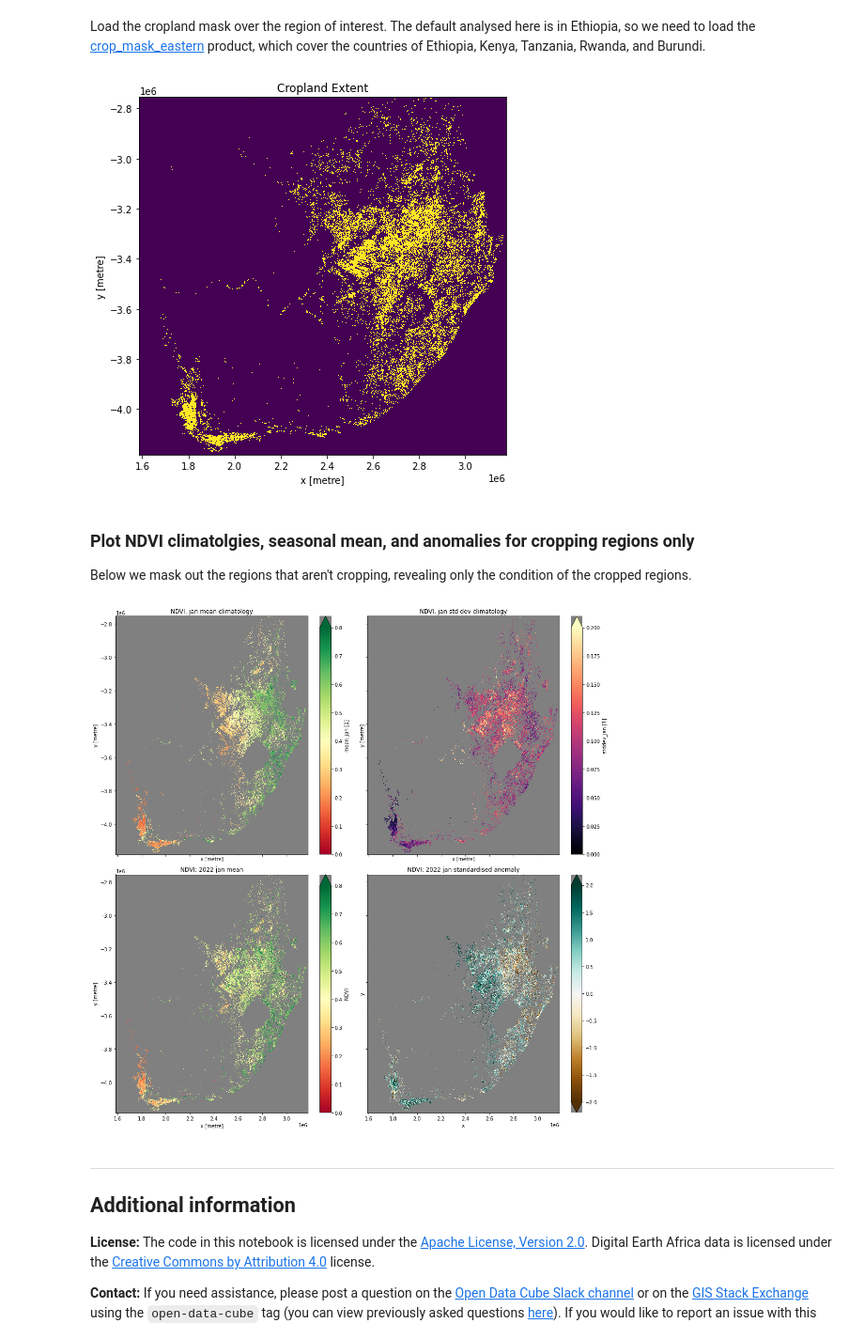
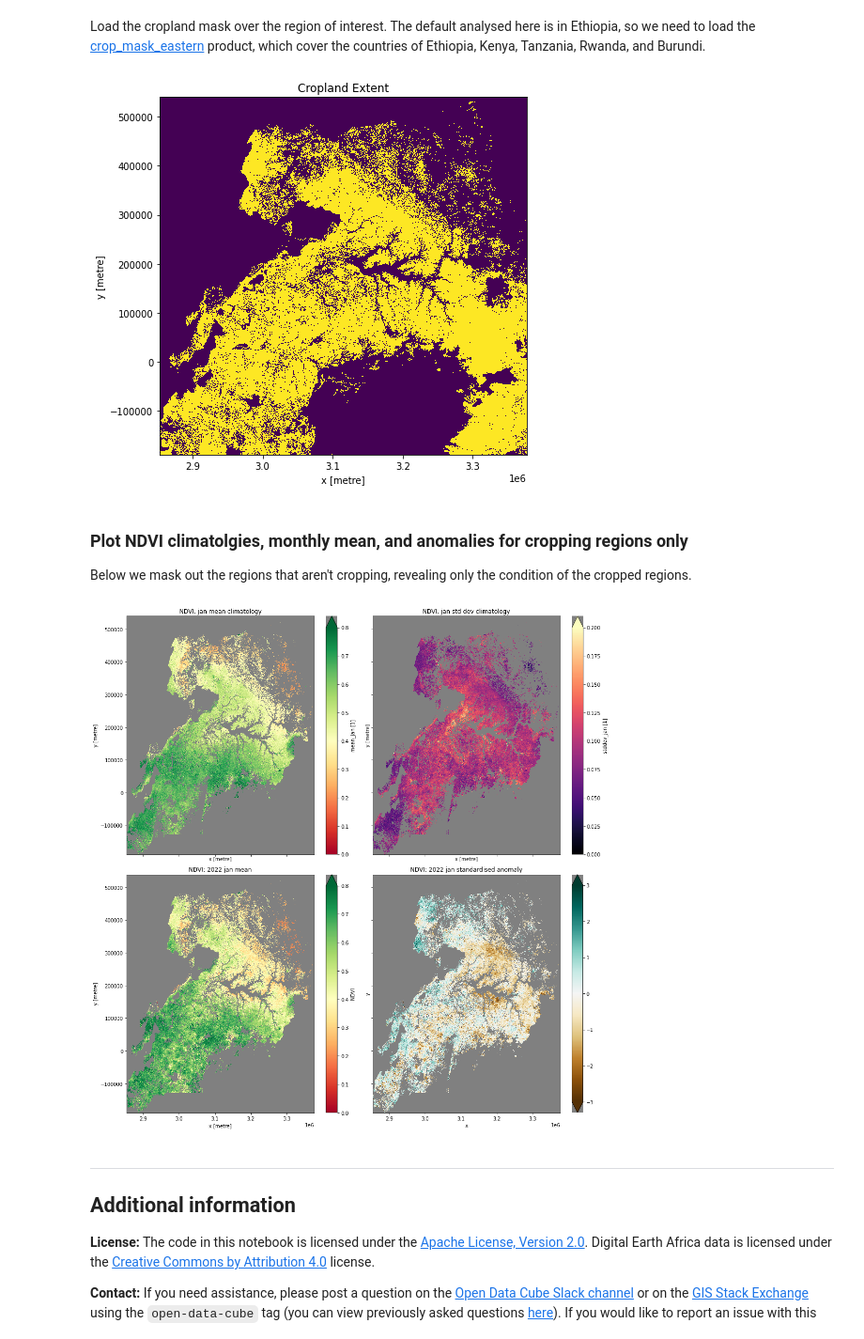
Before and after one commit to digitalearthafrica/ndvi-anomalies, a Jupyter notebook: testing/ndvi_anomalies_testing.ipynb, the cells around one changed output. Shown at 94% size. Saved outputs shown, nothing was run; the diff lists cells and outputs as text; code cells hidden in the pictures.

Commit message:
start developing plugin for ndvi anomaly

```diff
--- a/testing/ndvi_anomalies_testing.ipynb
+++ b/testing/ndvi_anomalies_testing.ipynb
@@ -130,28 +134,29 @@ For more information, see the [Using load_ard notebook](../Frequently_used_code/
 # %% [markdown]
 Firstly, we will set up a dictionary that maps the abbreviated month name, `month` to a string number, allowing us to load data for that month from the datacube. The second dictionary, `query` maps the parameters we provided above to the `datacube.load()` parameters.
 # %%
-#map months to string numbers
-months = { 'jan':  '01',
-       'feb': '02',
-       'mar': '03',
-       'apr': '04',
-       'may': '05',
-       'jun': '06',
-       'jul': '07',
-       'aug': '08',
-       'sep': '09',
-       'oct': '10',
-       'nov': '11',
-       'dec': '12'
-          }
+# map months to string numbers
+months = {
+    "jan": "01",
+    "feb": "02",
+    "mar": "03",
+    "apr": "04",
+    "may": "05",
+    "jun": "06",
+    "jul": "07",
+    "aug": "08",
+    "sep": "09",
+    "oct": "10",
+    "nov": "11",
+    "dec": "12",
+}
 
 # Create the 'query' dictionary object for loading data form the datacube
 query = {
-    'geopolygon': geom,
-    'time': year+'-'+months[month],
-    'resolution': resolution,
-    'output_crs':'epsg:6933',
-    'dask_chunks':dask_chunks
+    "geopolygon": geom,
+    "time": year + "-" + months[month],
+    "resolution": resolution,
+    "output_crs": "epsg:6933",
+    "dask_chunks": dask_chunks,
 }
 # %% [markdown]
 Now let's load the satellite data
@@ -238,8 +248,9 @@ ndvi_clim = ndvi_clim.where(mask)
 # %%
+#load wofs
 wofs = dc.load(product='wofs_ls_summary_alltime',
                measurements=['frequency'],
                like=ds_ls.geobox,
-               dask_chunks=dict(x=1000,y=1000)
+               dask_chunks=dask_chunks
               ).frequency.squeeze()
 
 #set masked terrain regions to 0
@@ -295,18 +306,18 @@ plt.tight_layout();
 # %% [markdown]
 Load the cropland mask over the region of interest. The default analysed here is in Ethiopia, so we need to load the [crop_mask_eastern](https://docs.digitalearthafrica.org/en/latest/data_specs/Cropland_extent_specs.html) product, which cover the countries of Ethiopia, Kenya, Tanzania, Rwanda, and Burundi.
 # %%
-cm = dc.load(product='crop_mask_southern',
+cm = dc.load(product=crop_mask,
             time=('2019'),
             measurements='mask',
             resampling='nearest',
             like=ds_ls.geobox).mask.squeeze()
 
 cm.plot.imshow(add_colorbar=False, figsize=(7,7))
 plt.title('Cropland Extent');
 # %% [output]
-[figure, old version]
+[figure, new version]
 # %% [markdown]
-### Plot NDVI climatolgies, seasonal mean, and anomalies for cropping regions only
+### Plot NDVI climatolgies, monthly mean, and anomalies for cropping regions only
 
 Below we mask out the regions that aren't cropping, revealing only the condition of the cropped regions.
 # %%
@@ -329,11 +340,11 @@ ax[0,1].set_title('NDVI: '+month+' std dev climatology')
 month_mean_crop.plot.imshow(ax=ax[1,0], cmap="RdYlGn",vmin=0,vmax=0.8)
 ax[1,0].set_title('NDVI: '+year+" "+month+' mean')
 
-stand_anomalies_crop.plot.imshow(ax=ax[1,1], cmap='BrBG',vmin=-2, vmax=2)
+stand_anomalies_crop.plot.imshow(ax=ax[1,1], cmap='BrBG',vmin=-3, vmax=3)
 ax[1,1].set_title('NDVI: '+year+" "+month+' standardised anomaly')
 plt.tight_layout();
 # %% [output]
-[figure, old version]
+[figure, new version]
 # %% [markdown]
 ---
 
```
Also changed, not shown: parts of 29 cells of this notebook, 3 other files.
